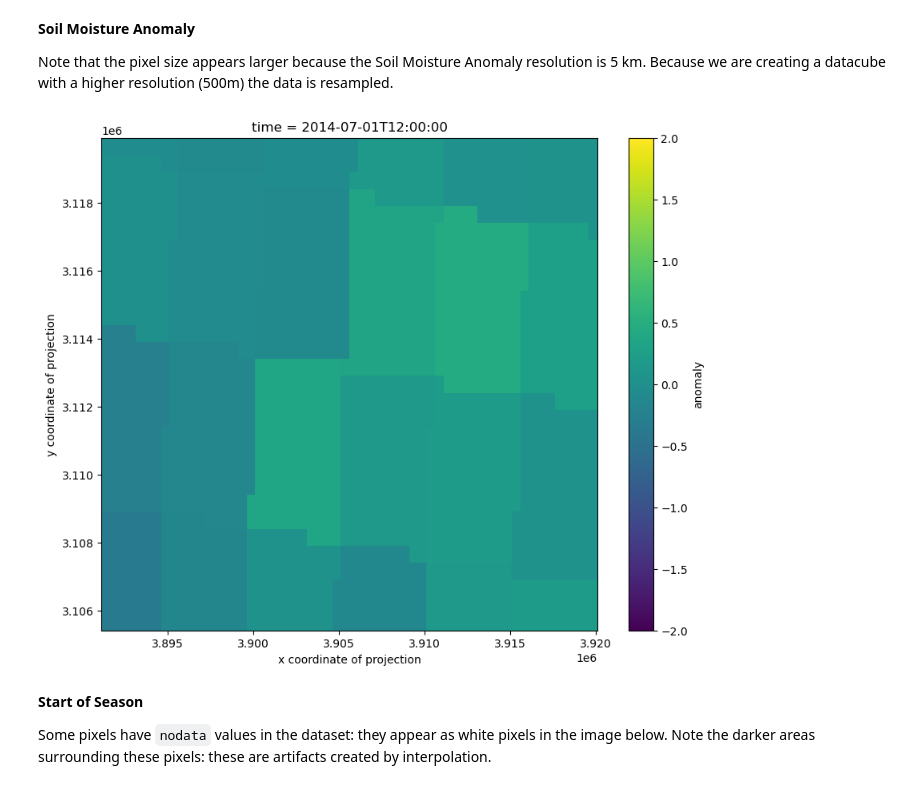
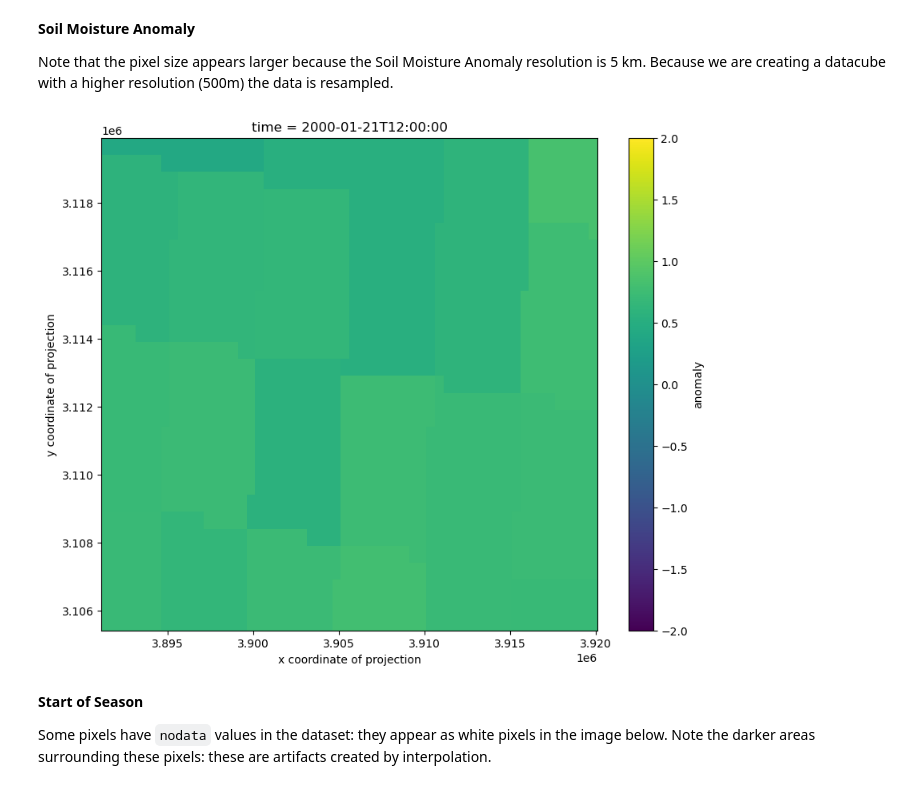
Before and after one commit to VITObelgium/HR-VPP-High-Resolution-Vegetation-Phenology-and-Productivity, a Jupyter notebook: scripts/usecases/notebooks/HR-VPP_drought_usecase.ipynb, the cells around one changed output. Drawn from its saved outputs; the diff is of its cells as text; code cells hidden in the pictures.

```diff
--- a/scripts/usecases/notebooks/HR-VPP_drought_usecase.ipynb
+++ b/scripts/usecases/notebooks/HR-VPP_drought_usecase.ipynb
@@ -171,10 +171,8 @@ EEA_timesat_collection = "e541af9d-a9f4-4aba-8952-e5d2a73fcb0d"
 
 Below the user should define for which years, the cubes should be generated to perform the drought monitoring.
 # %%
-years_range = [2015,2019] #options between 2000-2019
+years_range = [2000,2019] #options between 2000-2019
 years_names = list(np.arange(years_range[0],years_range[-1]+1,1))
-
-N_years = len(years_names) # the amount of years that should be retrieved
 # %% [markdown]
 # Section 1: xcube <a id='xcube'></a>
 
@@ -234,8 +232,8 @@ cube_config_sma = CubeConfig(dataset_name='CUSTOM',
 
 Note that this step is very quick: the `xcube` doesn't fetch the data until a computation is required.
 # %%
-timesat_cube = open_cube(cube_config_timesat, **sh_credentials)
-sma_cube = open_cube(cube_config_sma, **sh_credentials)
+timesat_xcube = open_cube(cube_config_timesat, **sh_credentials)
+sma_xcube = open_cube(cube_config_sma, **sh_credentials)
 # %% [markdown]
 ### Set nodata values
 
@@ -255,9 +253,9 @@ timesat_cube = timesat_cube.dropna("time", how="all")
 For the SMA cube, the processing takes longer because the time-slices with data are distributed across the years and the nodata filter has to check every day over the 10 years.
 # %%
 # A trick to reduce the amount of data since SMA is every 10 days
-sma_cube = sma_cube.where((sma_cube.time.dt.day == 1) | (sma_cube.time.dt.day == 11) | (sma_cube.time.dt.day == 21) | (sma_cube.time.dt.day == 31), drop=True)
+sma_xcube = sma_xcube.where((sma_xcube.time.dt.day == 1) | (sma_xcube.time.dt.day == 11) | (sma_xcube.time.dt.day == 21) | (sma_xcube.time.dt.day == 31), drop=True)
 
-sma_cube = sma_cube.dropna("time", how="all")
+sma_xcube = sma_xcube.dropna("time", how="all")
 # %% [markdown]
 #### Check the xcubes
 
@@ -267,10 +265,10 @@ In the next three cells the first time slice of the datasets are plotted for vis
 
 Note that the pixel size appears larger because the Soil Moisture Anomaly resolution is 5 km. Because we are creating a datacube with a higher resolution (500m) the data is resampled.
 # %%
-sma_cube["anomaly"].isel(time=0).plot.imshow(figsize=(10,8), vmin=-2, vmax=2)
+sma_xcube["anomaly"].isel(time=2).plot.imshow(figsize=(10,8), vmin=-2, vmax=2)
 plt.show()
 # %% [output]
-[figure, old version]
+[figure, new version]
 # %% [markdown]
 **Start of Season**
 
```
Also changed, not shown: parts of 38 cells of this notebook.
